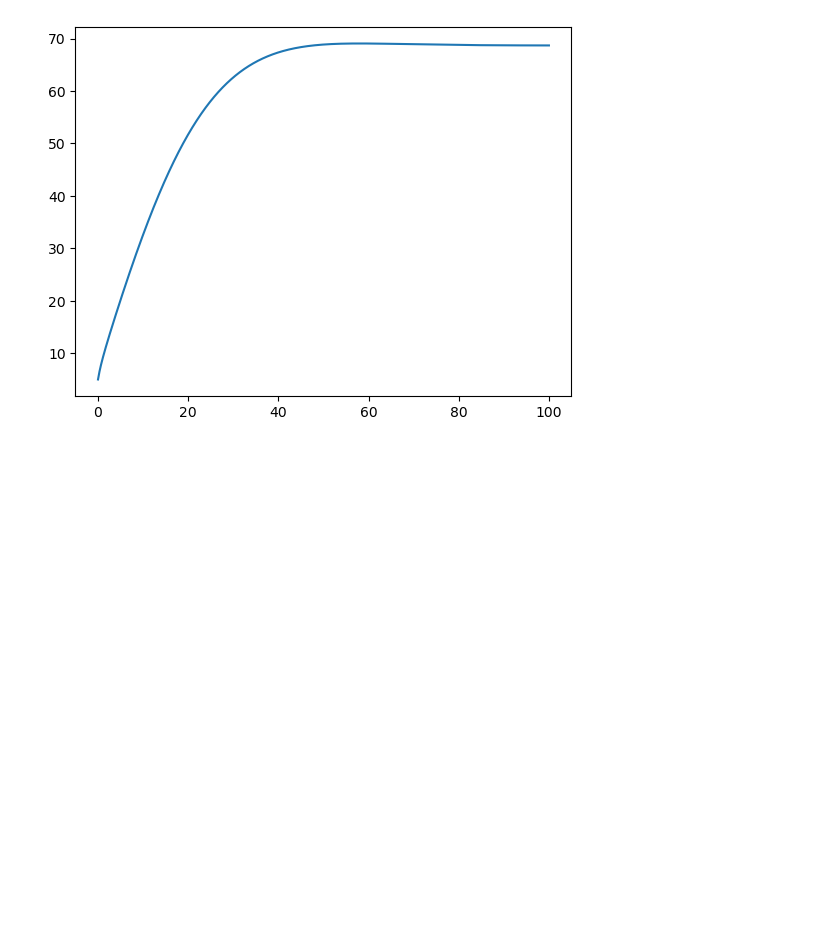
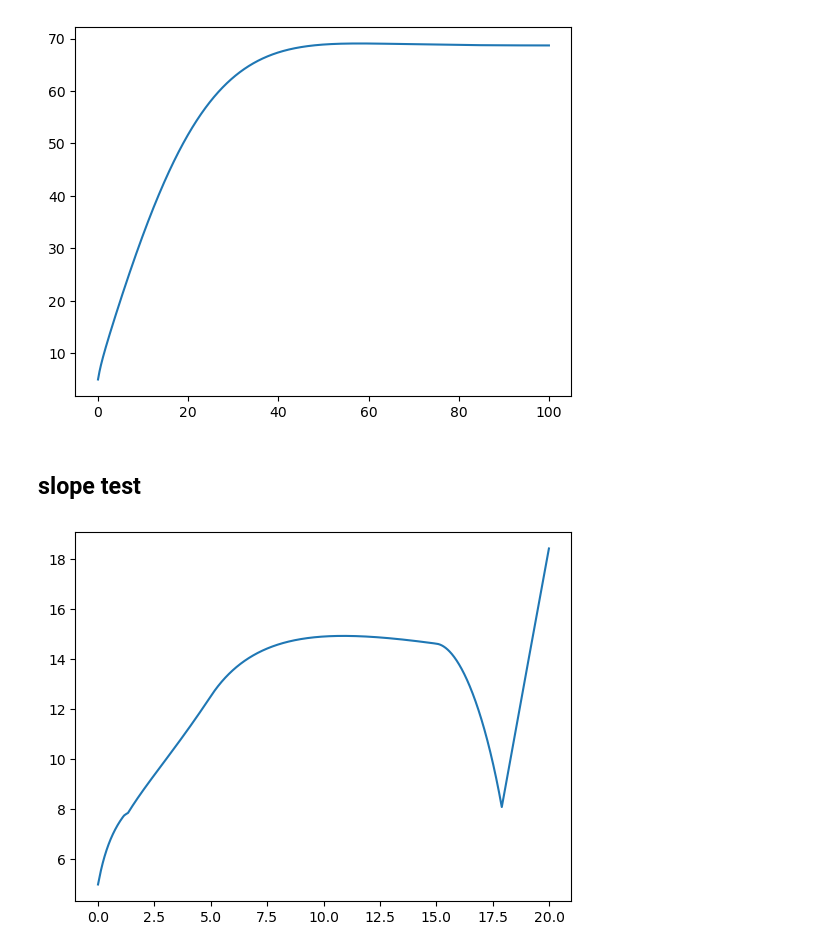
Before and after one commit to zhouwenjie1124/Vehicle-Dynamic, a Jupyter notebook: Longitudinal_Vehicle_Model.ipynb, the cells around one changed output. Drawn from its saved outputs; the diff is of its cells as text; code cells hidden in the pictures; blank space fills up the shorter version.

```diff
--- a/Longitudinal_Vehicle_Model.ipynb
+++ b/Longitudinal_Vehicle_Model.ipynb
@@ -101,7 +150,7 @@ class Vehicle(Vehicle):
         x_dot += x_dot_dot * self.sample_time
         x += x_dot * self.sample_time
         omega_e_dot = (T_e - G_R * r_eff * F_load)/J_e
-        omega_e += omega_e_dot * sample_time
+        omega_e += omega_e_dot * self.sample_time
 
         # Update the state variables of the vehicle
         self.x = x
@@ -131,3 +182,37 @@ plt.plot(t_data, v_data)
 plt.show()
 # %% [output]
 [figure]
+# %% [markdown]
+## slope test
+# %%
+time_end = 20
+t_data = np.arange(0,time_end,sample_time)
+x_data = np.zeros_like(t_data)
+v_data = np.zeros_like(t_data)
+
+model.reset()
+throttle = np.zeros_like(t_data)
+
+x1 = np.linspace(0, 5, 500)
+x2 = np.linspace(15, 20, 500)
+throttle[0:500] = 0.3 / 5 * x1 + 0.2
+throttle[1500:] = -0.1 * x2 + 0.5
+
+t1 = np.sqrt(60^2 + 3^2)
+t2 = np.sqrt(90^2 + 9^2)
+for i in range(t_data.shape[0]):
+    x_data[i] = model.x
+    v_data[i] = model.v
+
+    if x_data[i] < t1:
+        alpha = np.arctan(1/20)
+    elif t1 <= x_data[i] < t2:
+        alpha = np.arctan(1/10)
+    else:
+        alpha = 0
+    model.step(throttle[i], alpha)
+
+plt.plot(t_data, v_data)
+plt.show()
+# %% [output]
+[figure, added]
```
Also changed, not shown: parts of 5 cells of this notebook.
